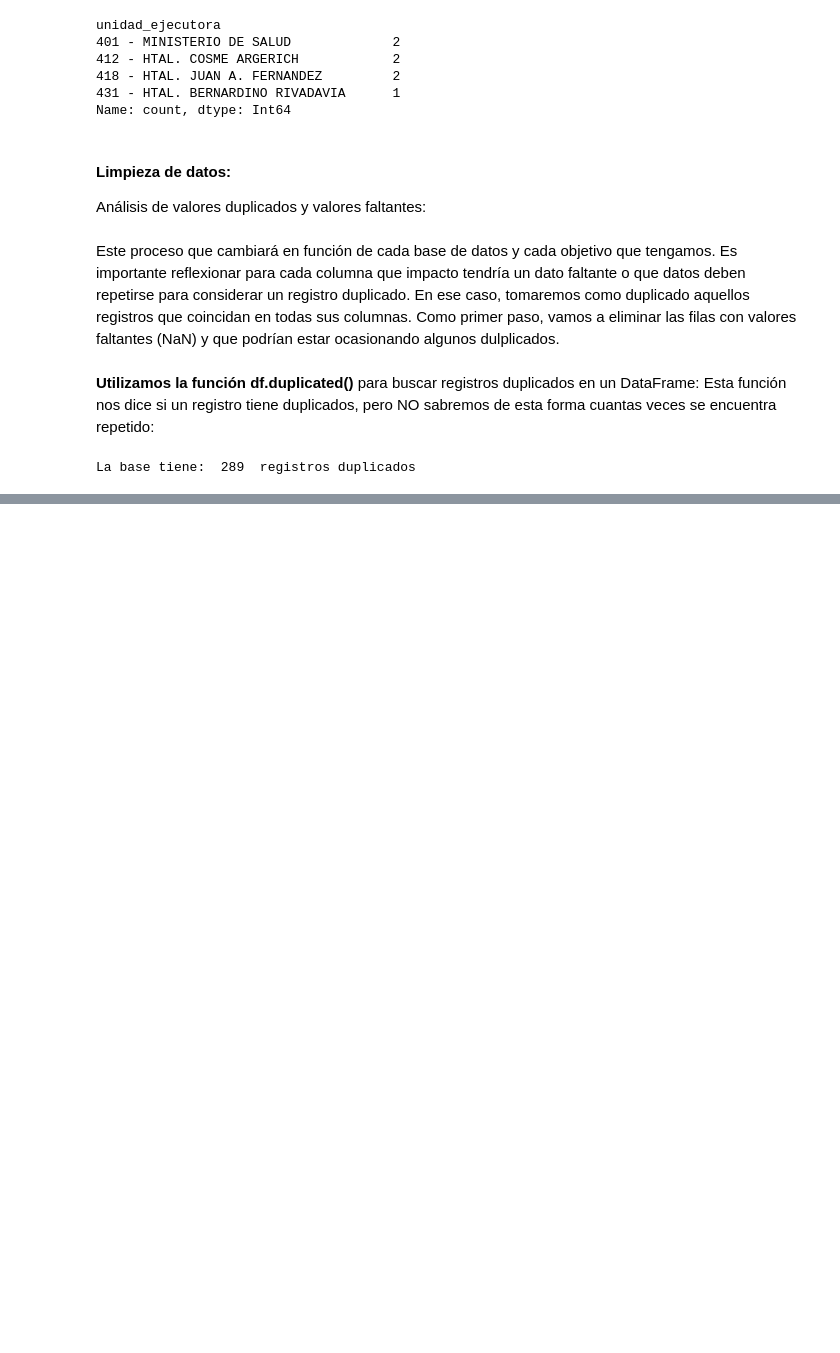
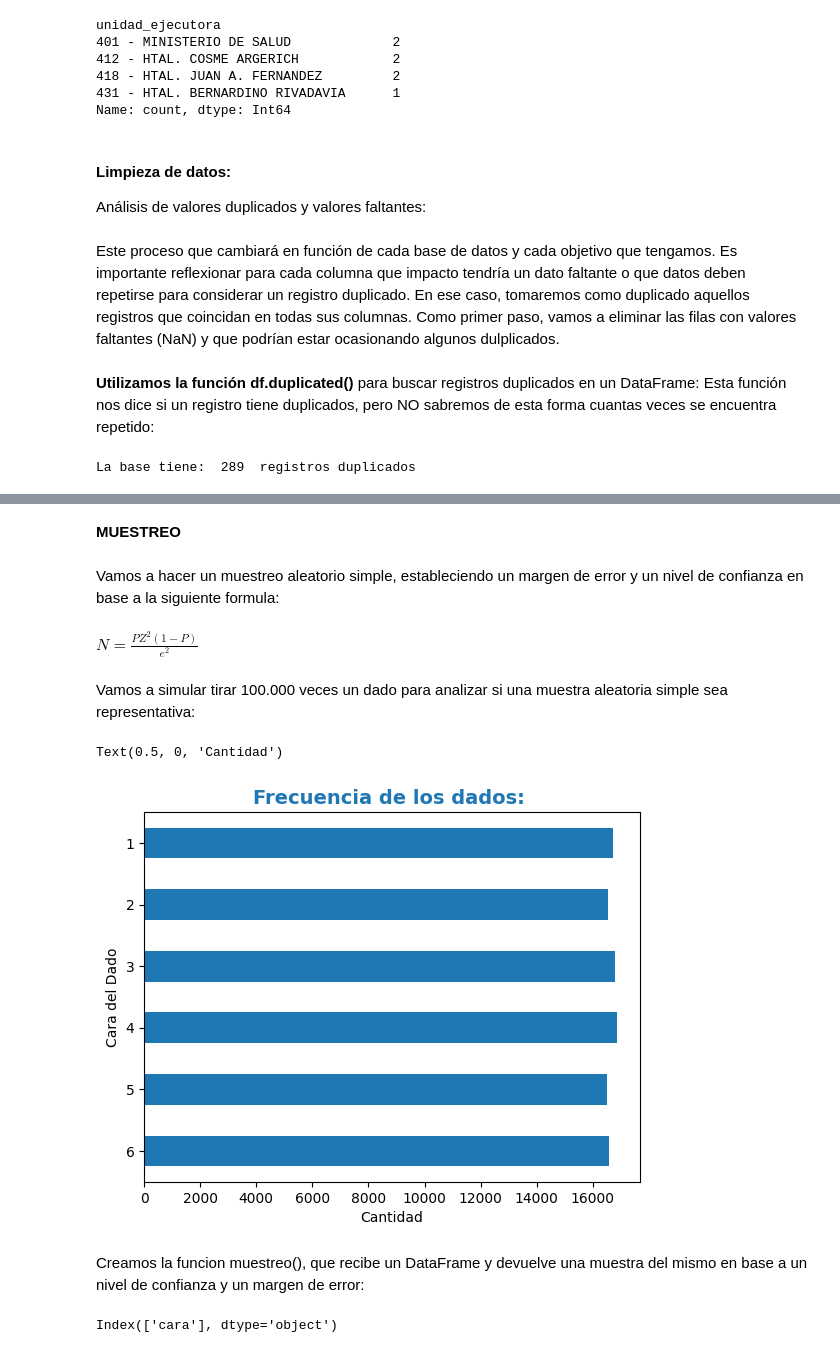
Before and after one commit to francovillagra/Ciencia-de-datos-para-Auditores, a Jupyter notebook: Modulo 2.ipynb, the cells around one changed output, grey strips where cells are left out. Cells and saved outputs as stored; diff of their text form; code cells hidden in the pictures; blank space fills up the shorter version.

```diff
--- a/Modulo 2.ipynb
+++ b/Modulo 2.ipynb
@@ -507,0 +768,33 @@ La base tiene:  289  registros duplicados
+# %% [markdown]
+__MUESTREO__
+# %% [markdown]
+Vamos a hacer un muestreo aleatorio simple, estableciendo un margen de error y un nivel de confianza en base a la siguiente formula:
+# %%
+import sympy as sp
+
+# Definir las variables
+N, e, Z, P = sp.symbols('N e Z P')
+
+# Fórmula
+formula = sp.Eq(N, (Z**2 * P * (1 - P)) / e**2)
+
+# Mostrar la fórmula
+formula
+# %% [output]
+$\displaystyle N = \frac{P Z^{2} \left(1 - P\right)}{e^{2}}$
+# %% [markdown]
+Vamos a simular tirar 100.000 veces un dado para analizar si una muestra aleatoria simple sea representativa:
+# %%
+tiradas = 100000
+dados = np.random.randint(1,7, size = tiradas)
+dados = pd.DataFrame(dados,columns=['cara'])
+dados.sort_values(by=['cara'], inplace=True, ascending=False)
+dados.cara.value_counts(sort=False).plot(kind='barh')
+plt.title("Frecuencia de los dados: ", fontdict = {'fontsize':14, 'fontweight' : 'bold', 'color' : 'tab:blue'})
+plt.ylabel("Cara del Dado")
+plt.xlabel("Cantidad")
+# %% [output]
+Text(0.5, 0, 'Cantidad')
+[figure, added]
+# %% [markdown]
+Creamos la funcion muestreo(), que recibe un DataFrame y devuelve una muestra del mismo en base a un nivel de confianza y un margen de error:
@@ -507,0 +833,4 @@ La base tiene:  289  registros duplicados
+# %%
+print(dados.columns)
+# %% [output]
+Index(['cara'], dtype='object')
```
Also changed, not shown: parts of 43 cells of this notebook.
